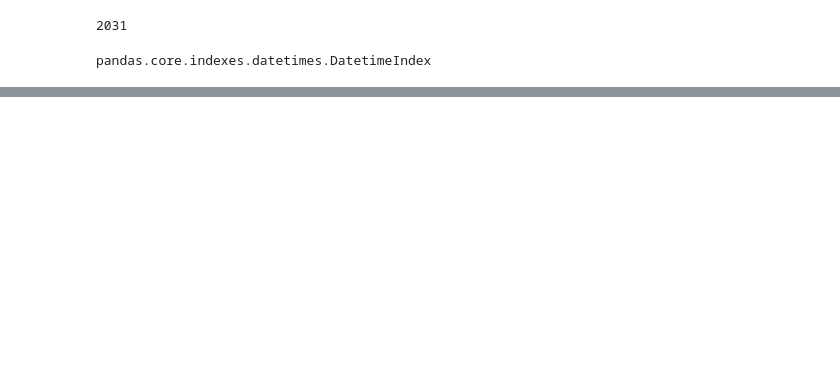
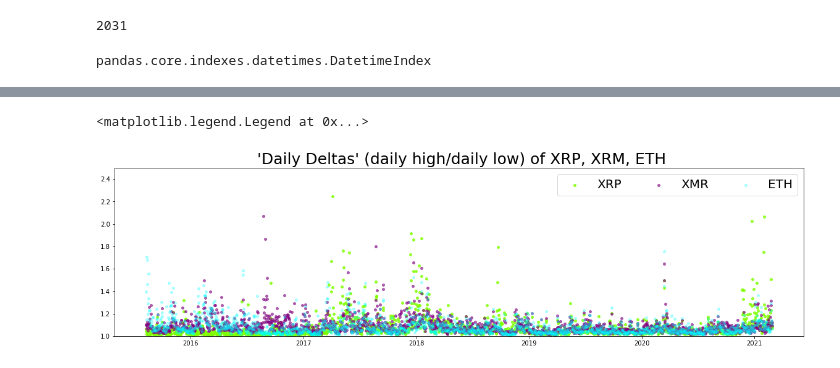
Before and after one commit to bestmatthew/CryptoPrices, a Jupyter notebook: crypt0/EDA First Look Cryto.ipynb, the cells around one changed output, grey strips where cells are left out. Drawn from its saved outputs; the diff is of its cells as text; code cells hidden in the pictures; blank space fills up the shorter version.

```diff
--- a/data/crypt0/EDA First Look Cryto.ipynb
+++ b/crypt0/EDA First Look Cryto.ipynb
@@ -814,0 +862,20 @@ plt.show()
+# %%
+#attempt to plot the daily delta numbers for 2031 instances
+fig, ax = plt.subplots(figsize=(20,5))
+
+#X = np.arange(1,2032)
+X = t
+
+Y3 = deltaxrp
+Y4 = deltaxmr
+Y5 = deltaeth
+s = 15
+aa3 = ax.scatter(X,Y3,color='chartreuse', alpha = .8, s=s)
+aa4 = ax.scatter(X,Y4,color='purple', alpha = .6, s=s)
+aa5 = ax.scatter(X,Y5,color='cyan', alpha = .3, s=s)
+ax.set_title(" 'Daily Deltas' (daily high/daily low) of XRP, XRM, ETH", fontsize=25)
+ax.set_ylim(1, 2.5)
+ax.legend((aa3, aa4, aa5),('XRP', 'XMR', 'ETH'),numpoints=1, loc='upper right', ncol=3, fontsize=20)
+# %% [output]
+<matplotlib.legend.Legend at 0x...>
+[figure, added]
```
Also changed, not shown: parts of 10 cells of this notebook, 26 other files.
